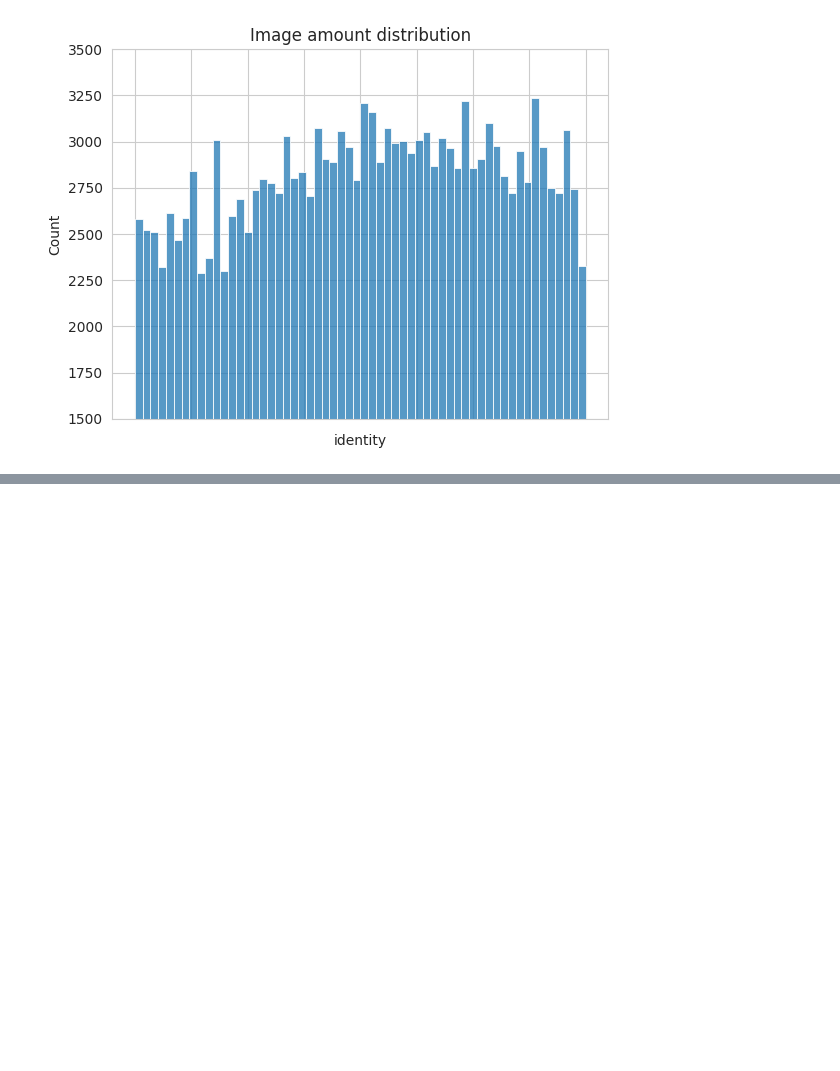
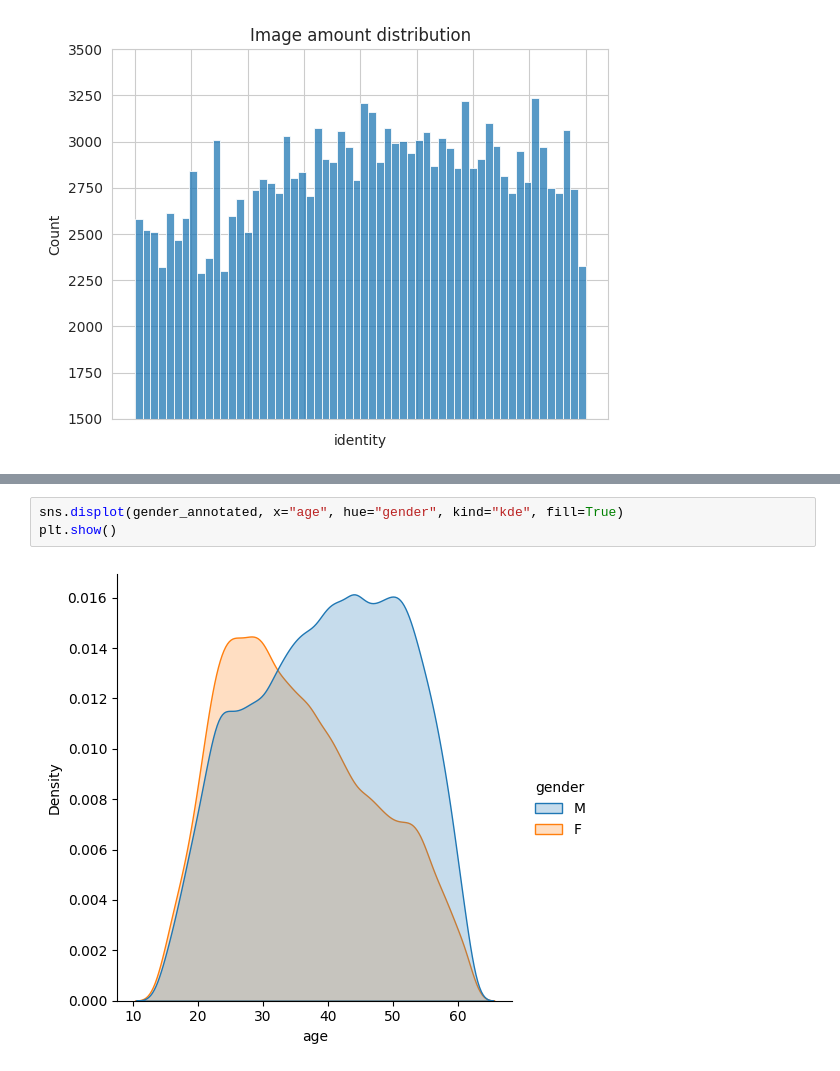
Before and after one commit to pdombrza/face-aging-models, a Jupyter notebook: analysis.ipynb, the cells around one changed output, grey strips where cells are left out. Saved outputs shown, nothing was run; the diff lists cells and outputs as text; blank space fills up the shorter version.

```diff
--- a/analysis.ipynb
+++ b/analysis.ipynb
@@ -164,0 +175,5 @@ plt.show()
+# %%
+sns.displot(gender_annotated, x="age", hue="gender", kind="kde", fill=True)
+plt.show()
+# %% [output]
+[figure, added]
```
Also changed, not shown: parts of 4 cells of this notebook.
